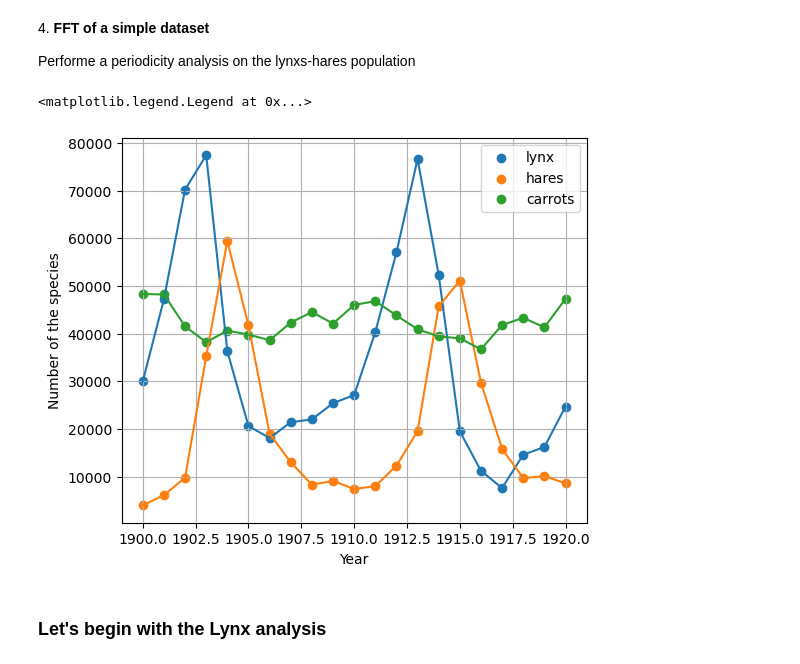
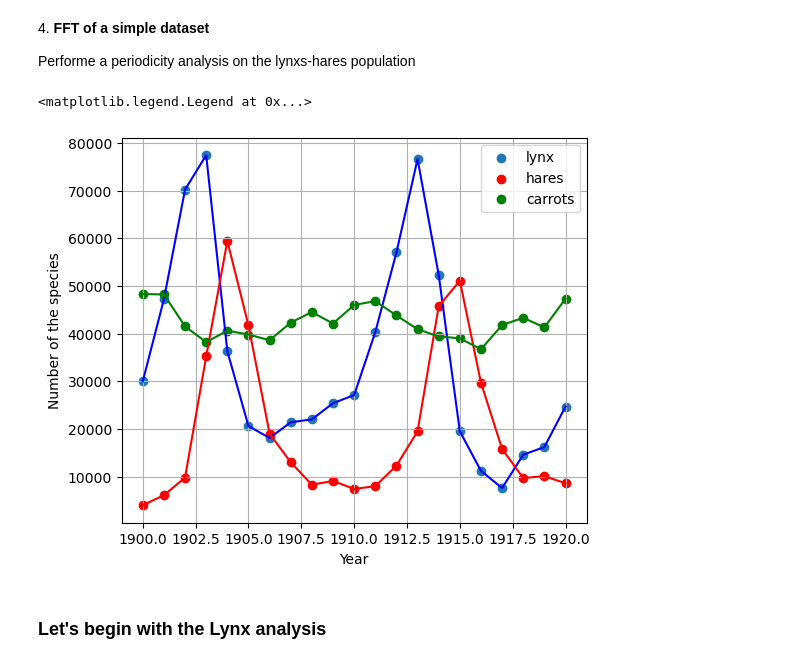
Before and after one commit to vepe99/LaboratoryOfComputationalPhysics_Y5, a Jupyter notebook: 09ex_Algorithms.ipynb, the cells around one changed output. Cells and saved outputs as stored; diff of their text form; code cells hidden in the pictures.

```diff
--- a/09ex_Algorithms.ipynb
+++ b/09ex_Algorithms.ipynb
@@ -213,24 +213,24 @@ Performe a periodicity analysis on the lynxs-hares population
 # %%
 data = np.loadtxt('populations.txt')
 
 year, lynx, hares, carrots = data[:, 0], data[:, 1], data[:, 2], data[:, 3]
 plt.figure(figsize=(6,5))
 plt.scatter(year, lynx, label='lynx')
-plt.plot(year, lynx)
+plt.plot(year, lynx, 'b')
 
-plt.scatter(year, hares, label='hares')
-plt.plot(year, hares)
+plt.scatter(year, hares, c='r', label='hares')
+plt.plot(year, hares, 'r')
 
-plt.scatter(year, carrots, label='carrots')
-plt.plot(year, carrot)
+plt.scatter(year, carrots, c='g', label='carrots')
+plt.plot(year, carrot, 'g')
 
 plt.xlabel('Year')
 plt.ylabel('Number of the species')
 plt.grid()
 plt.legend()
 # %% [output]
 <matplotlib.legend.Legend at 0x...>
-[figure, old version]
+[figure, new version]
 # %% [markdown]
 ### Let's begin with the Lynx analysis
 # %%
```
Also changed, not shown: parts of 5 cells of this notebook.
